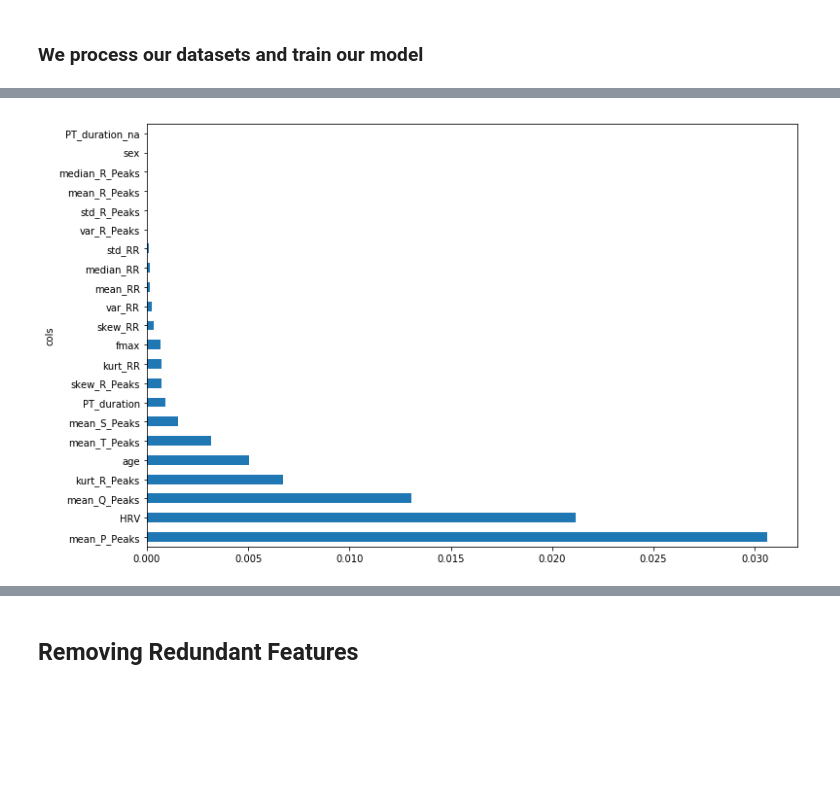
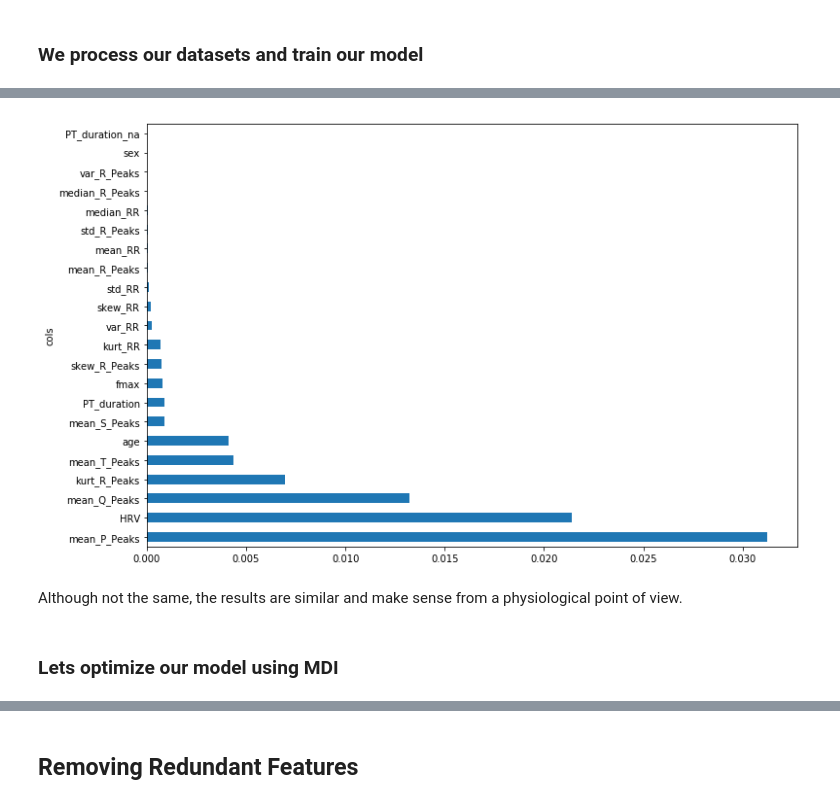
Before and after one commit to tomiambro/phys2020Classifier, a Jupyter notebook: AFDetection.ipynb, the cells around one changed output, grey strips where cells are left out. Cells and saved outputs as stored; diff of their text form; code cells hidden in the pictures; blank space fills up the shorter version.

```diff
--- a/AFDetection.ipynb
+++ b/AFDetection.ipynb
@@ -265,7 +287,11 @@ Wall time: 50.2 s
 # %%
-imp = pd.DataFrame({'cols':X_train.columns, 'imp':results.importances_mean.T}).sort_values('imp', ascending=False)
+fi_mda = pd.DataFrame({'cols':X_train.columns, 'imp':res.importances_mean.T}).sort_values('imp', ascending=False)
 
-plot_fi(imp);
+plot_fi(fi_mda);
 # %% [output]
-[figure, old version]
+[figure, new version]
+# %% [markdown]
+Although not the same, the results are similar and make sense from a physiological point of view.
+# %% [markdown]
+### Lets optimize our model using MDI
 # %%
```
Also changed, not shown: parts of 24 cells of this notebook.
